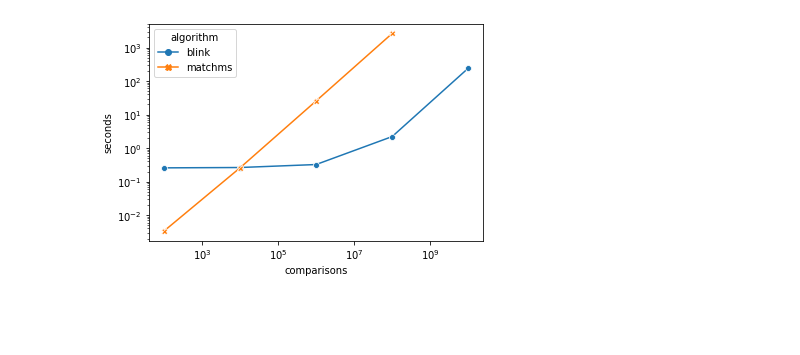
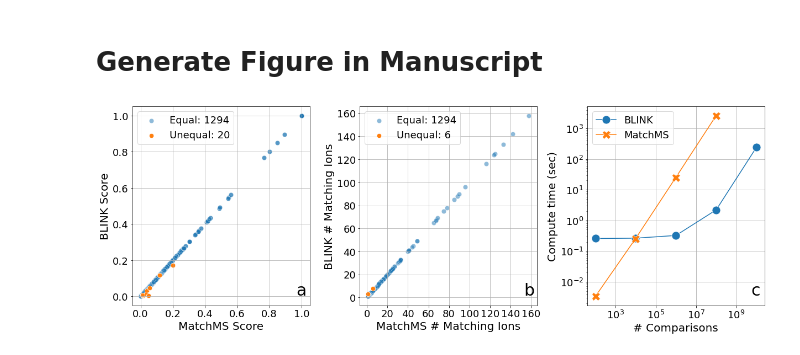
Before and after one commit to biorack/blink, a Jupyter notebook: example/blink-example.ipynb, the cells around one changed output. Cells and saved outputs as stored; diff of their text form; code cells hidden in the pictures; blank space fills up the shorter version.

Commit message:
cleaned up figure

```diff
--- a/example/blink-example.ipynb
+++ b/example/blink-example.ipynb
@@ -14,3 +16,7 @@ from scipy import sparse as sp
 
 from matplotlib import pyplot as plt
 import seaborn as sns
+
+import matplotlib
+matplotlib.rcParams['pdf.fonttype'] = 42
+matplotlib.rcParams['ps.fonttype'] = 42
@@ -56,11 +41,57 @@ sns.scatterplot(x=x, y=y, s=50, label='Unequal Matches: {}'.format(len(x)))
 # %%
 benchmark_df = pd.read_csv('./blink_benchmark.csv').groupby(['comparisons', 'algorithm']).median()
-# %%
-fig, ax = plt.subplots()
-sns.lineplot(data=benchmark_df, ax=ax, x='comparisons', y='seconds',
-             hue='algorithm', style='algorithm',
-             markers=True, dashes=False)
-plt.xscale('log')
-plt.yscale('log')
-# %% [output]
-[figure, removed]
+# %% [markdown]
+# Generate Figure in Manuscript
+# %%
+%matplotlib inline
+x =matchms_score.toarray().flatten()
+y = blink_score.toarray().flatten()
+x,y = x[(x>0)&(y>0)], y[(x>0)&(y>0)]
+
+
+fig, ax = plt.subplots(figsize=(17, 6),nrows=1,ncols=3)
+ax = ax.flatten()
+sns.scatterplot(x=x, y=y, s=70, label='Equal: {}'.format(len(x)), alpha=.5,ax=ax[0])
+x,y = x[(y+1e-3<x)|(x<y-1e-3)], y[(y+1e-3<x)|(x<y-1e-3)]
+sns.scatterplot(x=x, y=y, s=70, label='Unequal: {}'.format(len(x)),ax=ax[0])
+ax[0].set_xlabel('MatchMS Score',fontsize=20)
+ax[0].set_ylabel('BLINK Score',fontsize=20)
+
+
+y = matchms_matches.toarray().flatten()
+x = blink_matches.toarray().flatten()
+x,y = x[(x>0)&(y>0)], y[(x>0)&(y>0)]
+
+sns.scatterplot(x=x, y=y, s=70, label='Equal: {}'.format(len(x)), alpha=.5,ax=ax[1])
+x,y = x[(y+1<x)|(x<y-1)], y[(y+1<x)|(x<y-1)]
+sns.scatterplot(x=x, y=y, s=70, label='Unequal: {}'.format(len(x)),ax=ax[1])
+ax[1].set_xlabel('MatchMS # Matching Ions',fontsize=20)
+ax[1].set_ylabel('BLINK # Matching Ions',fontsize=20)
+
+
+sns.lineplot(data=benchmark_df, x='comparisons', y='seconds',
+             hue='algorithm', style='algorithm',
+             markers=True, dashes=False,ax=ax[2],markersize=15)
+
+ax[2].set_xscale('log')
+ax[2].set_yscale('log')
+ax[2].set_ylabel('Compute time (sec)',fontsize=20)
+ax[2].set_xlabel('# Comparisons',fontsize=20)
+
+for i,a in enumerate(ax):
+    a.grid()
+    if i==2:
+        a.legend(fontsize=18,labels=['BLINK','MatchMS'])
+    else:
+        a.legend(fontsize=18,loc='upper left')
+
+    for label in (a.get_xticklabels() + a.get_yticklabels()):
+        label.set_fontsize(18)
+    a.text(0.925,0.05,chr(97+i),fontsize=30,transform=a.transAxes)
+
+plt.tight_layout()
+plt.show()
+
+fig.savefig('accuracy_benchmarking.pdf')
+# %% [output]
+[figure, added]
```
Also changed, not shown: parts of 8 cells of this notebook.
